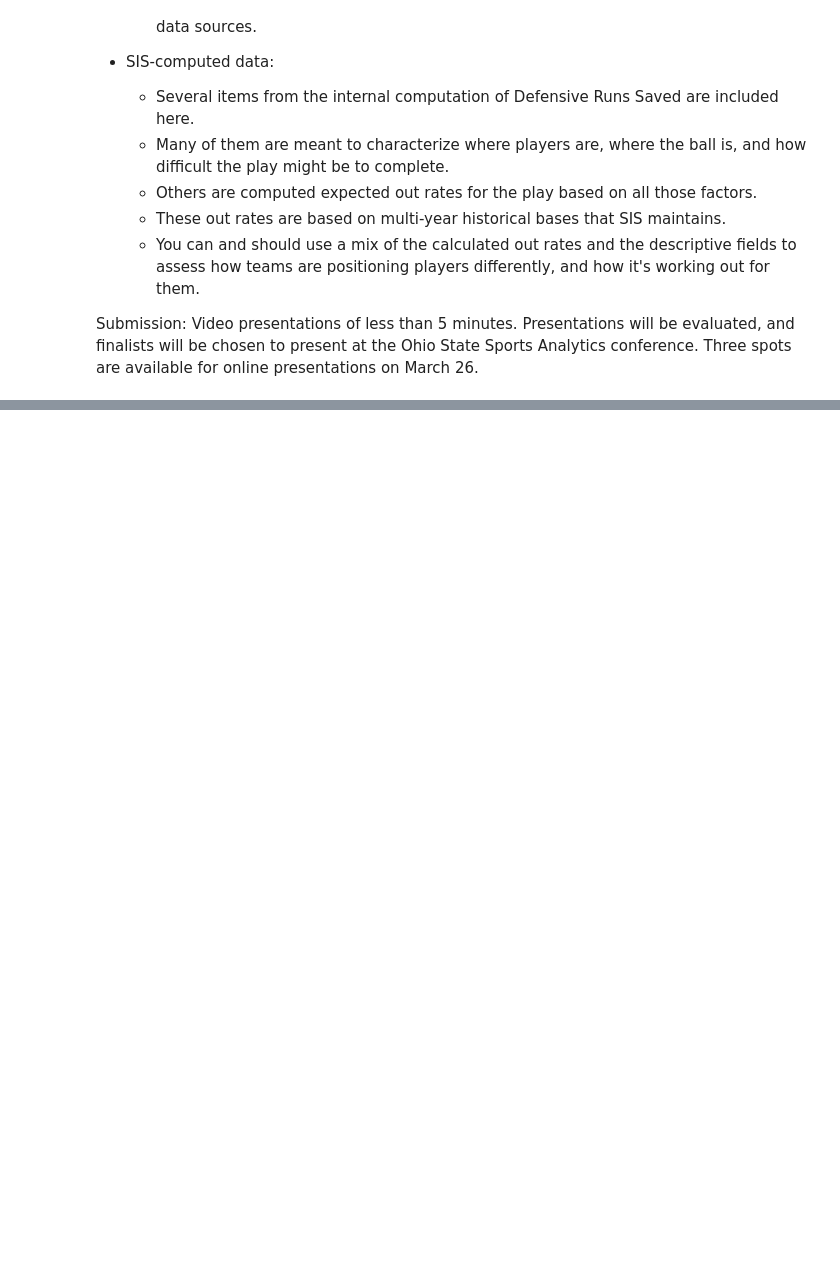
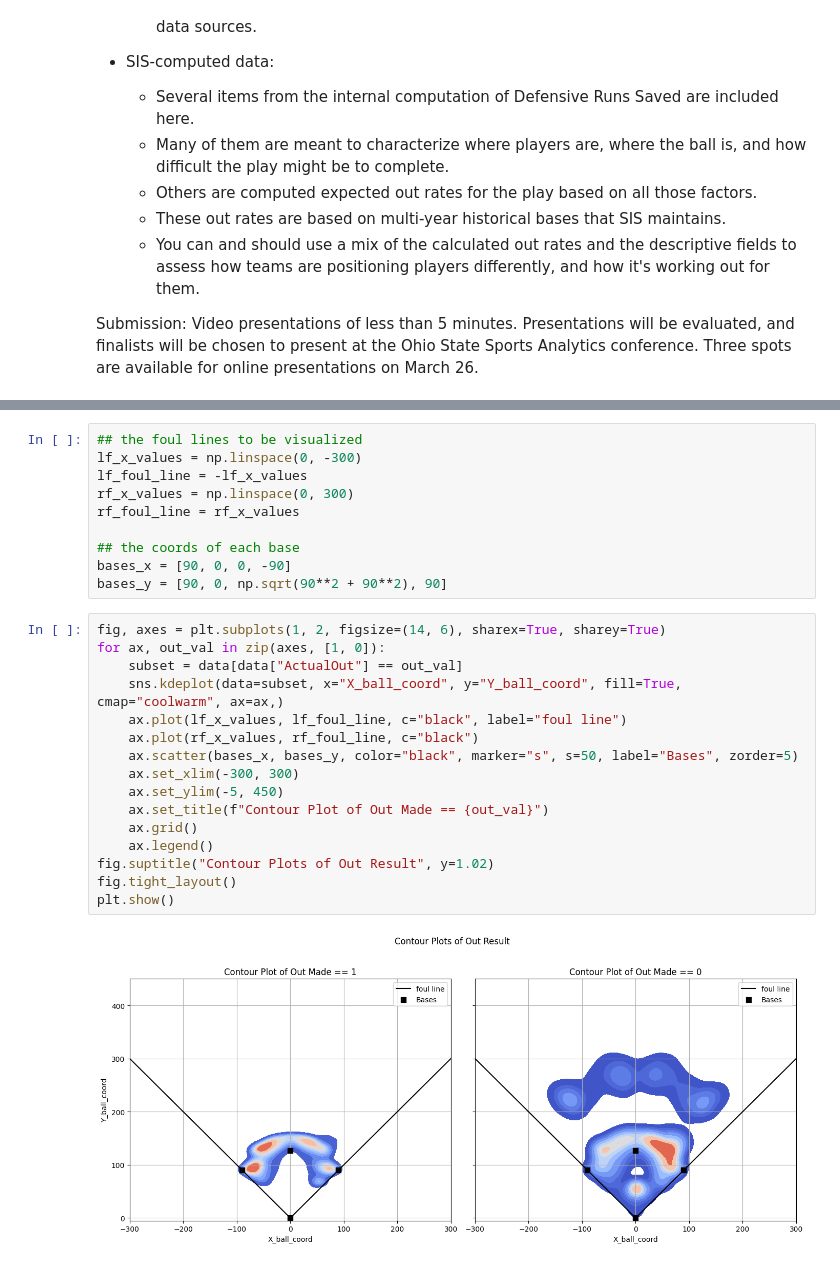
Before and after one commit to d2osborn/OSUHackathon2026, a Jupyter notebook: eda.ipynb, the cells around one changed output, grey strips where cells are left out. Cells and saved outputs as stored; diff of their text form; blank space fills up the shorter version.

```diff
--- a/eda.ipynb
+++ b/eda.ipynb
@@ -36,0 +140,28 @@ warnings.filterwarnings('ignore')
+# %%
+## the foul lines to be visualized
+lf_x_values = np.linspace(0, -300)
+lf_foul_line = -lf_x_values
+rf_x_values = np.linspace(0, 300)
+rf_foul_line = rf_x_values
+
+## the coords of each base
+bases_x = [90, 0, 0, -90]
+bases_y = [90, 0, np.sqrt(90**2 + 90**2), 90]
+# %%
+fig, axes = plt.subplots(1, 2, figsize=(14, 6), sharex=True, sharey=True)
+for ax, out_val in zip(axes, [1, 0]):
+    subset = data[data["ActualOut"] == out_val]
+    sns.kdeplot(data=subset, x="X_ball_coord", y="Y_ball_coord", fill=True, cmap="coolwarm", ax=ax,)
+    ax.plot(lf_x_values, lf_foul_line, c="black", label="foul line")
+    ax.plot(rf_x_values, rf_foul_line, c="black")
+    ax.scatter(bases_x, bases_y, color="black", marker="s", s=50, label="Bases", zorder=5)
+    ax.set_xlim(-300, 300)
+    ax.set_ylim(-5, 450)
+    ax.set_title(f"Contour Plot of Out Made == {out_val}")
+    ax.grid()
+    ax.legend()
+fig.suptitle("Contour Plots of Out Result", y=1.02)
+fig.tight_layout()
+plt.show()
+# %% [output]
+[figure, added]
```
Also changed, not shown: parts of 8 cells of this notebook.
